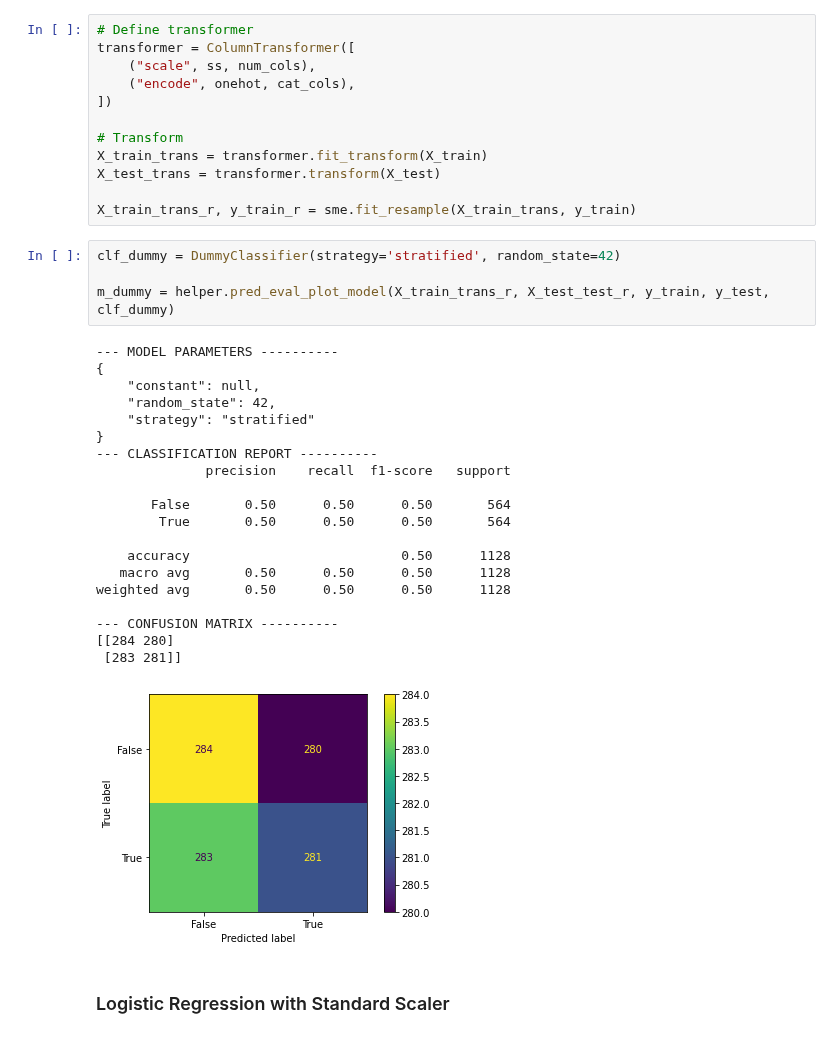
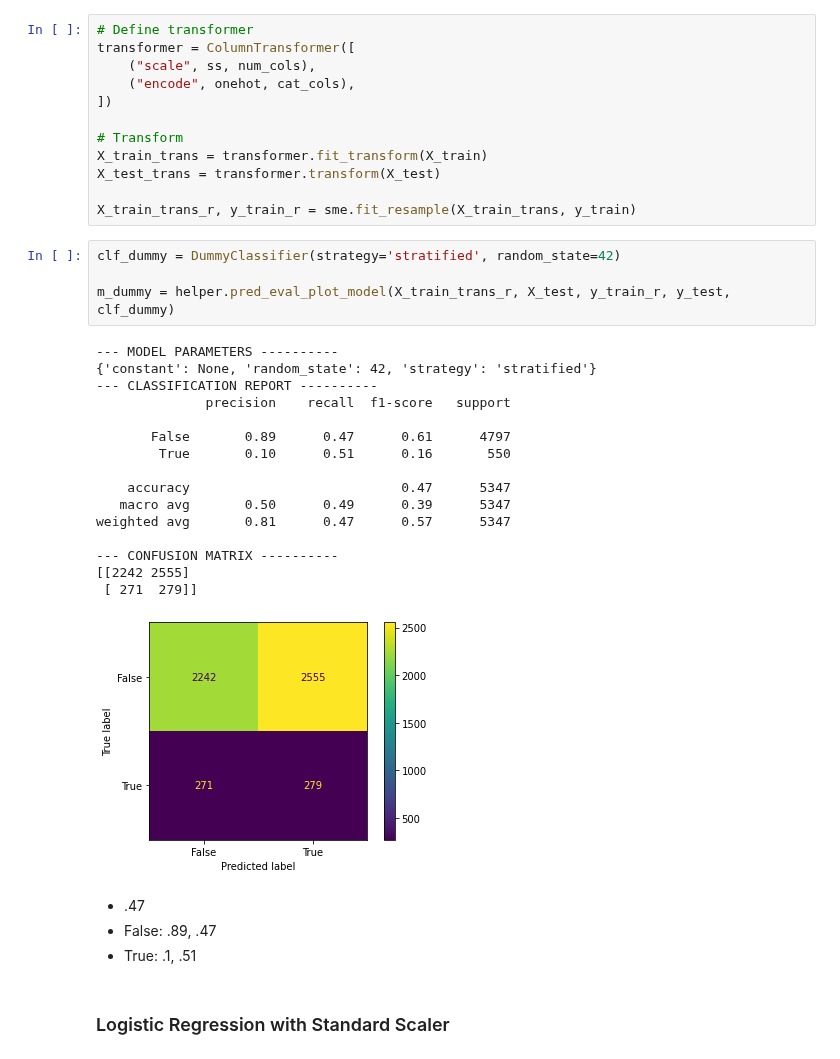
Before and after one commit to EnHaHB/Capstone, a Jupyter notebook: 04_capstone_model_14_2.ipynb, the cells around one changed output. Cells and saved outputs as stored; diff of their text form.

```diff
--- a/04_capstone_model_14_2.ipynb
+++ b/04_capstone_model_14_2.ipynb
@@ -214,28 +213,28 @@ X_train_trans_r, y_train_r = sme.fit_resample(X_train_trans, y_train)
 # %%
 clf_dummy = DummyClassifier(strategy='stratified', random_state=42)
 
-m_dummy = helper.pred_eval_plot_model(X_train_trans_r, X_test_test_r, y_train, y_test, clf_dummy)
+m_dummy = helper.pred_eval_plot_model(X_train_trans_r, X_test, y_train_r, y_test, clf_dummy)
 # %% [output]
 --- MODEL PARAMETERS ----------
-{
-    "constant": null,
-    "random_state": 42,
-    "strategy": "stratified"
-}
+{'constant': None, 'random_state': 42, 'strategy': 'stratified'}
 --- CLASSIFICATION REPORT ----------
               precision    recall  f1-score   support
 
-       False       0.50      0.50      0.50       564
-        True       0.50      0.50      0.50       564
+       False       0.89      0.47      0.61      4797
+        True       0.10      0.51      0.16       550
 
-    accuracy                           0.50      1128
-   macro avg       0.50      0.50      0.50      1128
-weighted avg       0.50      0.50      0.50      1128
+    accuracy                           0.47      5347
+   macro avg       0.50      0.49      0.39      5347
+weighted avg       0.81      0.47      0.57      5347
 
 --- CONFUSION MATRIX ----------
-[[284 280]
- [283 281]]
+[[2242 2555]
+ [ 271  279]]
-[figure, old version]
+[figure, new version]
+# %% [markdown]
++ .47
++ False: .89, .47
++ True: .1, .51
 # %% [markdown]
 ### Logistic Regression with Standard Scaler
 # %%
```
Also changed, not shown: parts of 18 cells of this notebook, 1 other file.
